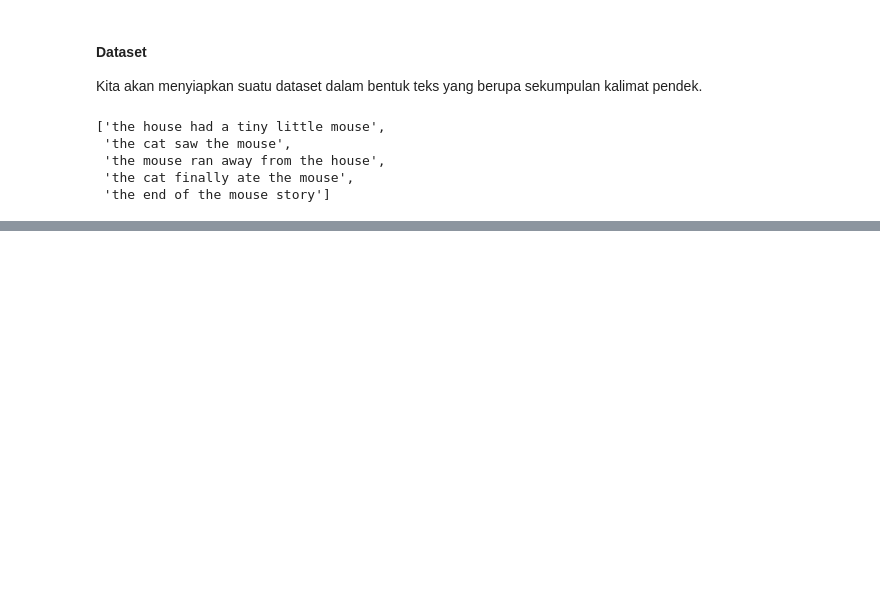
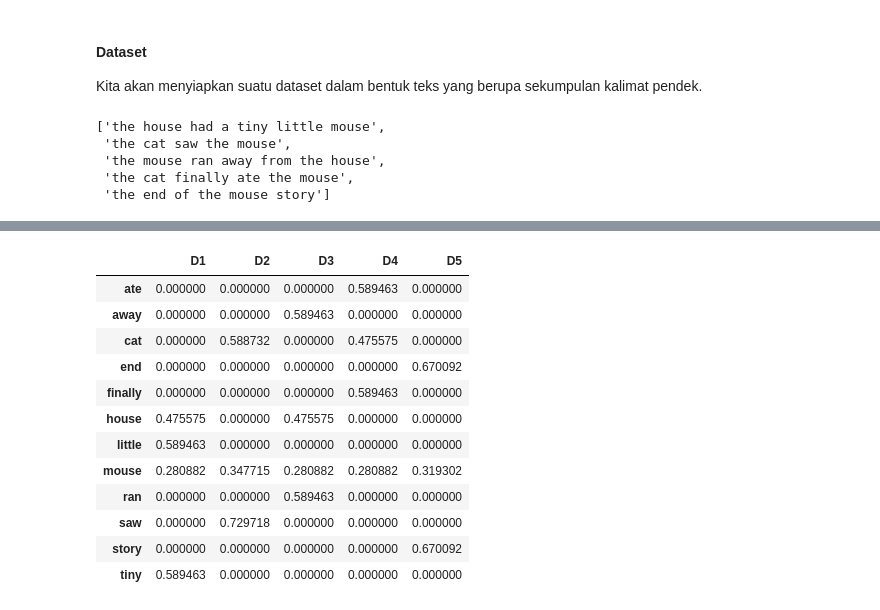
Before and after one commit to akeykoh/belajar_data_science, a Jupyter notebook: Scikit Learn 11 - Week 9.ipynb, the cells around one changed output, grey strips where cells are left out. Drawn from its saved outputs; the diff is of its cells as text; code cells hidden in the pictures; blank space fills up the shorter version.

```diff
--- a/Scikit Learn 11 - Week 9.ipynb
+++ b/Scikit Learn 11 - Week 9.ipynb
@@ -56,0 +62,12 @@ corpus
+# %%
+# mengimport modul TfidfVectorizer
+from sklearn.feature_extraction.text import TfidfVectorizer
+
+# membentuk object dari class TfidfVectorizer
+vectorizer = TfidfVectorizer(stop_words = 'english')
+
+# menerapkan method fit transform terhadap corpus (dataset yang kita miliki)
+response = vectorizer.fit_transform(corpus)
+
+# mencetak isi variable response
+print(response)
@@ -56,0 +133,23 @@ corpus
+# %%
+# mengimport modul pandas
+import pandas as pd
+
+# melakukan proses transpose
+df = pd.DataFrame(response.todense().T,
+                 index = vectorizer.get_feature_names(),
+                 columns=[f'D{i+1}' for i in range(len(corpus))])
+df
+# %% [output]
+|  | D1 | D2 | D3 | D4 | D5 |
+| ate | 0.000000 | 0.000000 | 0.000000 | 0.589463 | 0.000000 |
+| away | 0.000000 | 0.000000 | 0.589463 | 0.000000 | 0.000000 |
+| cat | 0.000000 | 0.588732 | 0.000000 | 0.475575 | 0.000000 |
+| end | 0.000000 | 0.000000 | 0.000000 | 0.000000 | 0.670092 |
+| finally | 0.000000 | 0.000000 | 0.000000 | 0.589463 | 0.000000 |
+| house | 0.475575 | 0.000000 | 0.475575 | 0.000000 | 0.000000 |
+| little | 0.589463 | 0.000000 | 0.000000 | 0.000000 | 0.000000 |
+| mouse | 0.280882 | 0.347715 | 0.280882 | 0.280882 | 0.319302 |
+| ran | 0.000000 | 0.000000 | 0.589463 | 0.000000 | 0.000000 |
+| saw | 0.000000 | 0.729718 | 0.000000 | 0.000000 | 0.000000 |
+| story | 0.000000 | 0.000000 | 0.000000 | 0.000000 | 0.670092 |
+| tiny | 0.589463 | 0.000000 | 0.000000 | 0.000000 | 0.000000 |
```
Also changed, not shown: parts of 8 cells of this notebook.
